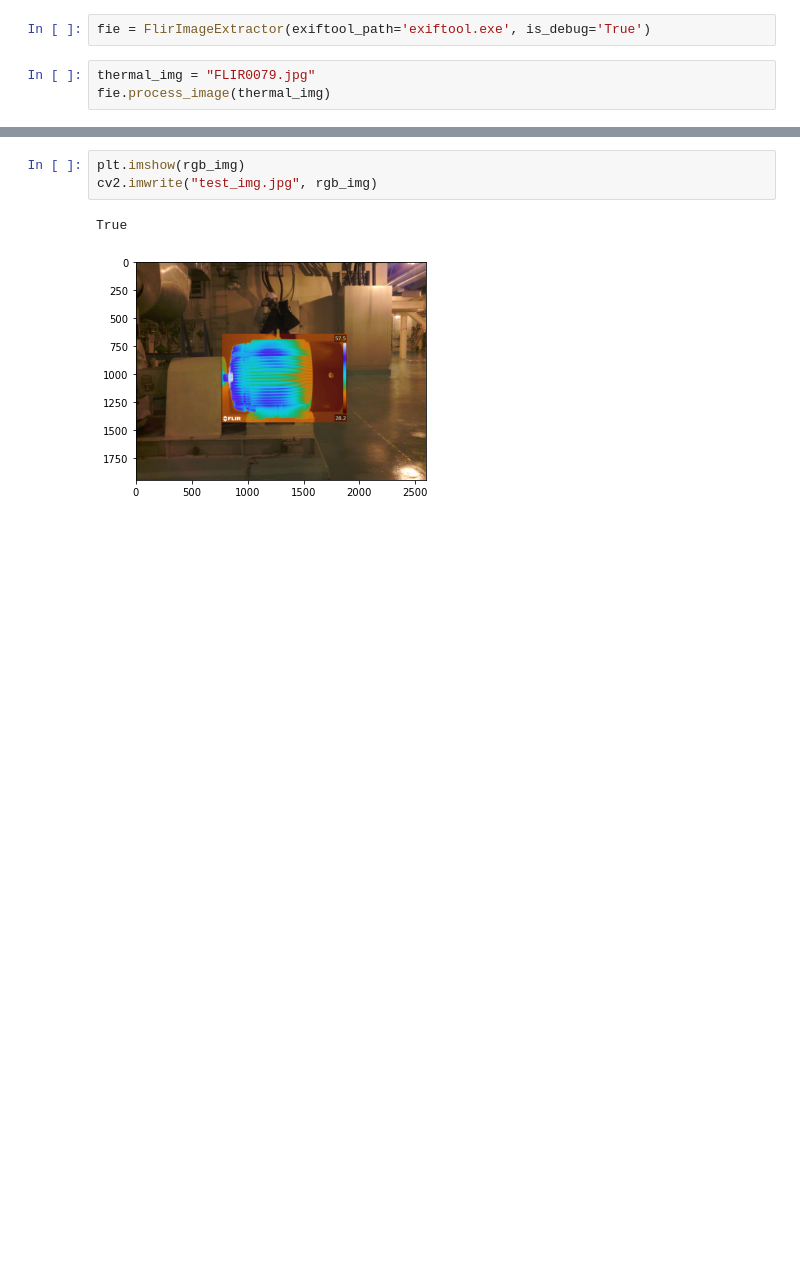
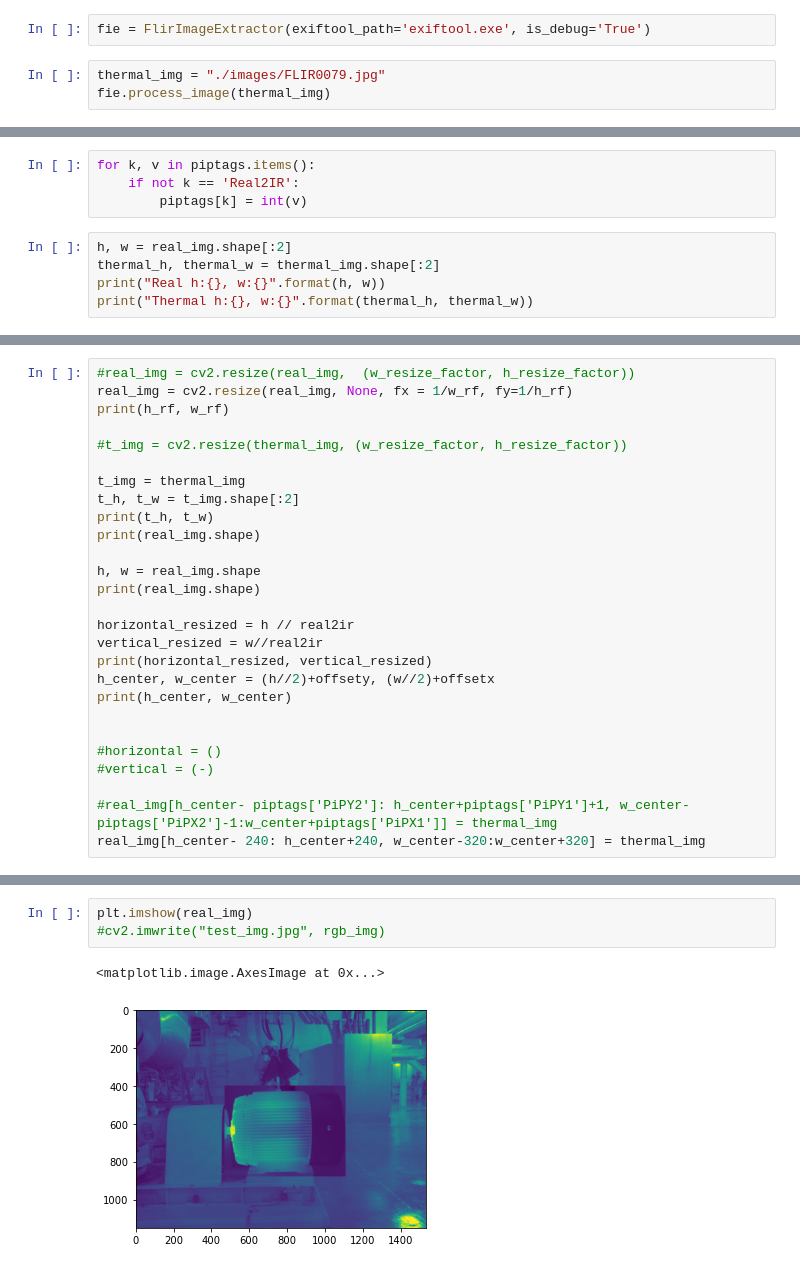
Before and after one commit to LEE-SEON-WOO/FLIR-T650sc, a Jupyter notebook: Untitled.ipynb, the cells around one changed output, grey strips where cells are left out. Cells and saved outputs as stored; diff of their text form; blank space fills up the shorter version.

```diff
--- a/Untitled.ipynb
+++ b/Untitled.ipynb
@@ -24,5 +24,5 @@ from flir_image_extractor import FlirImageExtractor
 # %%
 fie = FlirImageExtractor(exiftool_path='exiftool.exe', is_debug='True')
 # %%
-thermal_img = "FLIR0079.jpg"
+thermal_img = "./images/FLIR0079.jpg"
 fie.process_image(thermal_img)
@@ -49,0 +47,9 @@ rgb_img[y1:y1+test_orit.shape[0], x1:x1+test_orit.shape[1]] = test_orit
+# %%
+for k, v in piptags.items():
+    if not k == 'Real2IR':
+        piptags[k] = int(v)
+# %%
+h, w = real_img.shape[:2]
+thermal_h, thermal_w = thermal_img.shape[:2]
+print("Real h:{}, w:{}".format(h, w))
+print("Thermal h:{}, w:{}".format(thermal_h, thermal_w))
@@ -49,0 +86,27 @@ rgb_img[y1:y1+test_orit.shape[0], x1:x1+test_orit.shape[1]] = test_orit
+# %%
+#real_img = cv2.resize(real_img,  (w_resize_factor, h_resize_factor))
+real_img = cv2.resize(real_img, None, fx = 1/w_rf, fy=1/h_rf)
+print(h_rf, w_rf)
+
+#t_img = cv2.resize(thermal_img, (w_resize_factor, h_resize_factor))
+
+t_img = thermal_img
+t_h, t_w = t_img.shape[:2]
+print(t_h, t_w)
+print(real_img.shape)
+
+h, w = real_img.shape
+print(real_img.shape)
+
+horizontal_resized = h // real2ir
+vertical_resized = w//real2ir
+print(horizontal_resized, vertical_resized)
+h_center, w_center = (h//2)+offsety, (w//2)+offsetx
+print(h_center, w_center)
+
+
+#horizontal = ()
+#vertical = (-)
+
+#real_img[h_center- piptags['PiPY2']: h_center+piptags['PiPY1']+1, w_center-piptags['PiPX2']-1:w_center+piptags['PiPX1']] = thermal_img
+real_img[h_center- 240: h_center+240, w_center-320:w_center+320] = thermal_img
@@ -50,6 +120,6 @@ rgb_img[y1:y1+test_orit.shape[0], x1:x1+test_orit.shape[1]] = test_orit
 # %%
-plt.imshow(rgb_img)
-cv2.imwrite("test_img.jpg", rgb_img)
+plt.imshow(real_img)
+#cv2.imwrite("test_img.jpg", rgb_img)
 # %% [output]
-True
+<matplotlib.image.AxesImage at 0x...>
-[figure, old version]
+[figure, new version]
```
Also changed, not shown: parts of 11 cells of this notebook, 3 other files.
